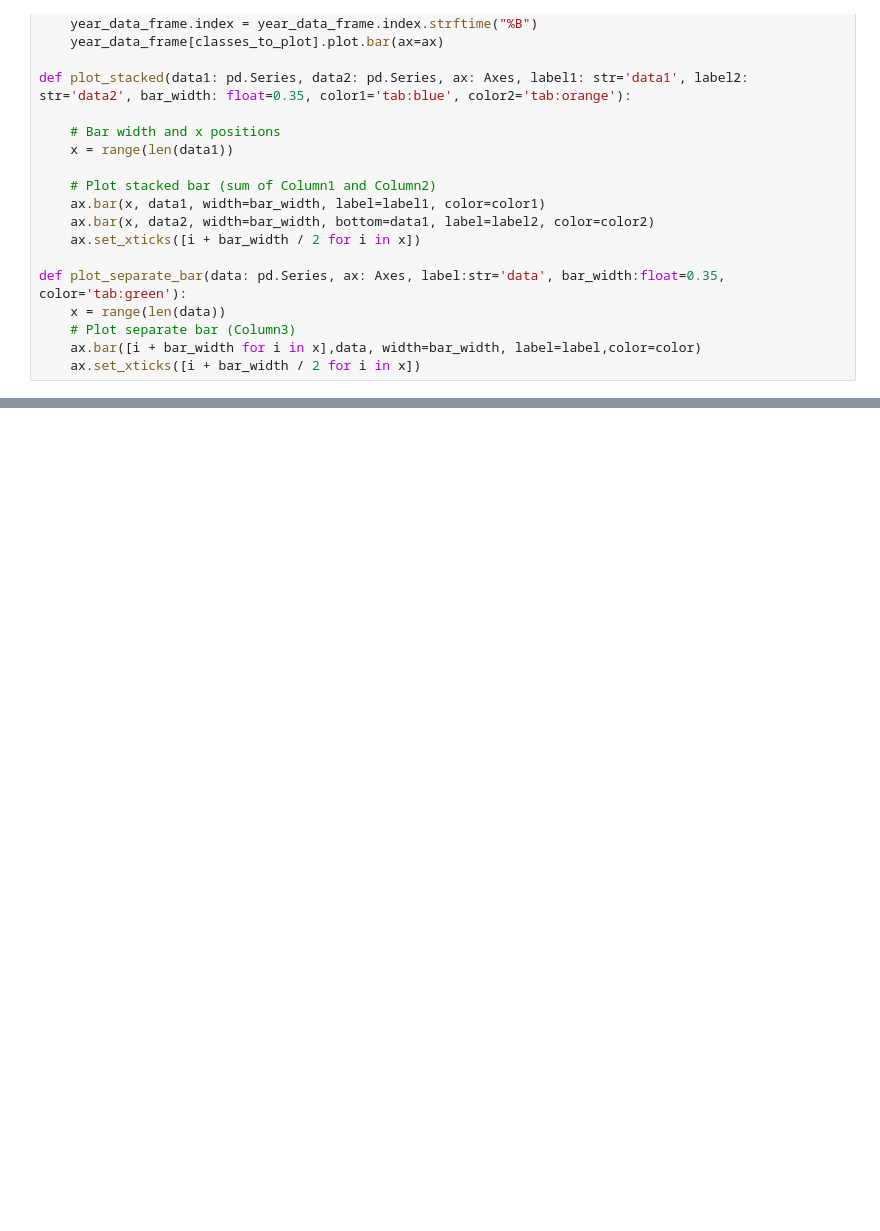
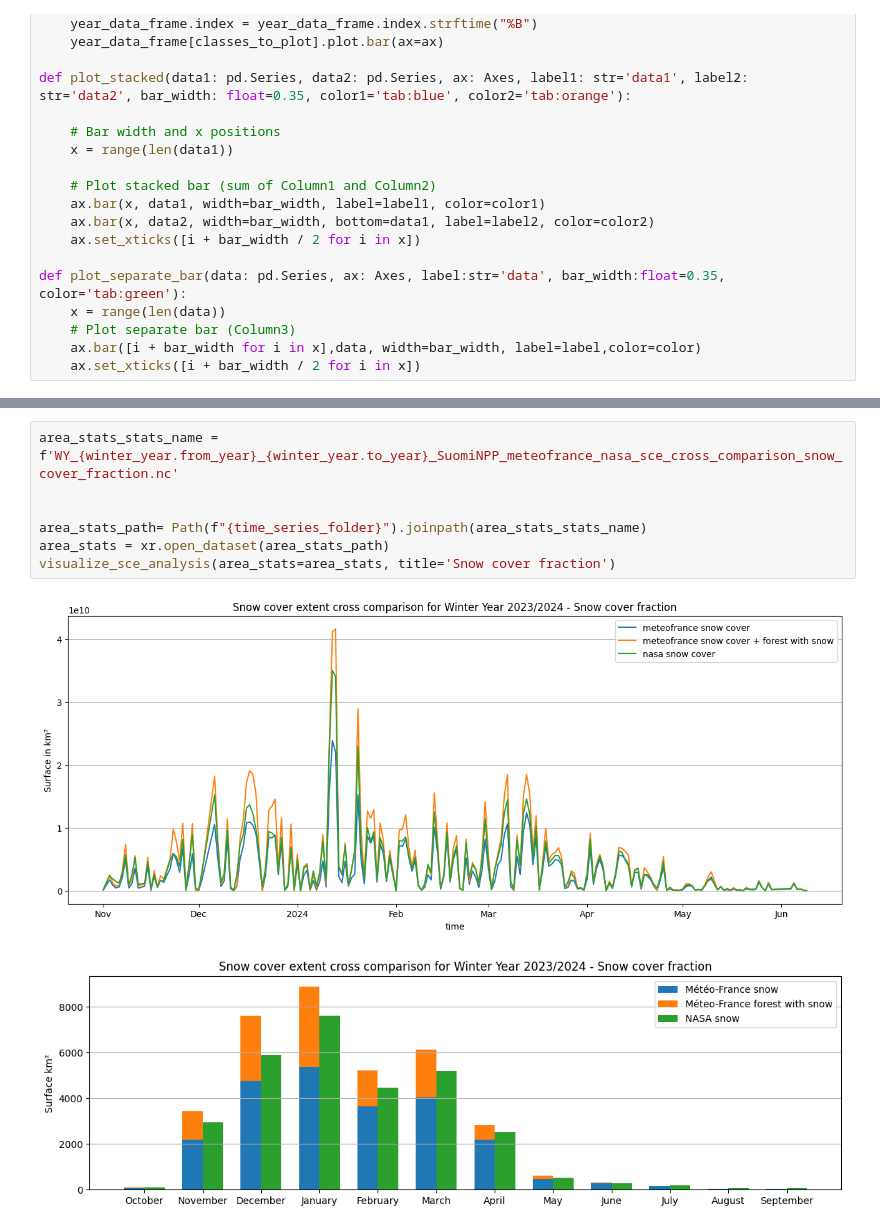
Before and after one commit to nicolaimpe/viirsnow, a Jupyter notebook: notebooks/snow_cover_extent_analysis.ipynb, the cells around one changed output, grey strips where cells are left out. Cells and saved outputs as stored; diff of their text form; blank space fills up the shorter version.

```diff
--- a/notebooks/snow_cover_extent_analysis.ipynb
+++ b/notebooks/snow_cover_extent_analysis.ipynb
@@ -85,0 +88,10 @@ plt.show()
+# %%
+area_stats_stats_name = f'WY_{winter_year.from_year}_{winter_year.to_year}_SuomiNPP_meteofrance_nasa_sce_cross_comparison_snow_cover_fraction.nc'
+
+
+area_stats_path= Path(f"{time_series_folder}").joinpath(area_stats_stats_name)
+area_stats = xr.open_dataset(area_stats_path)
+visualize_sce_analysis(area_stats=area_stats, title='Snow cover fraction')
+# %% [output]
+[figure, added]
+[figure, added]
```
Also changed, not shown: parts of 4 cells of this notebook, 3 other files.
